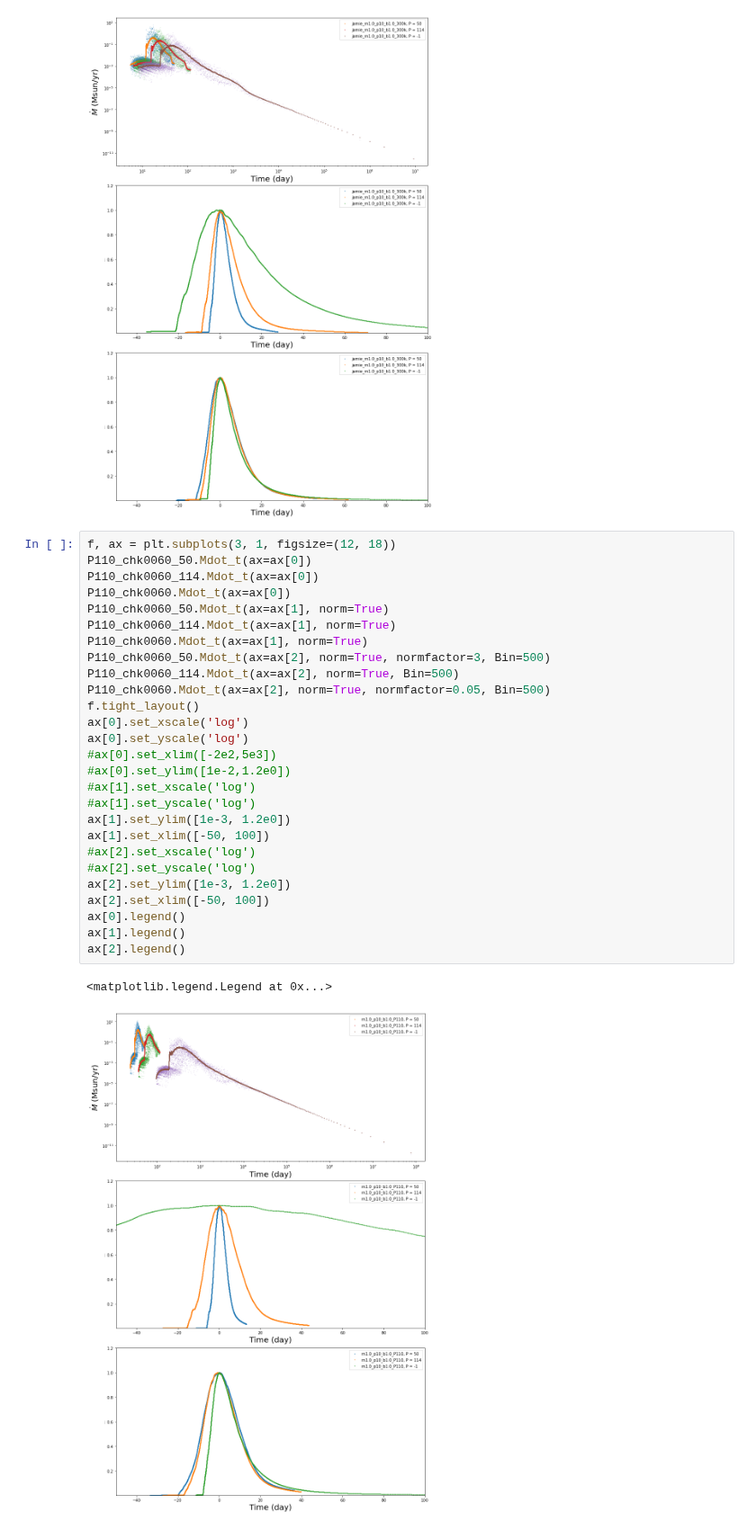
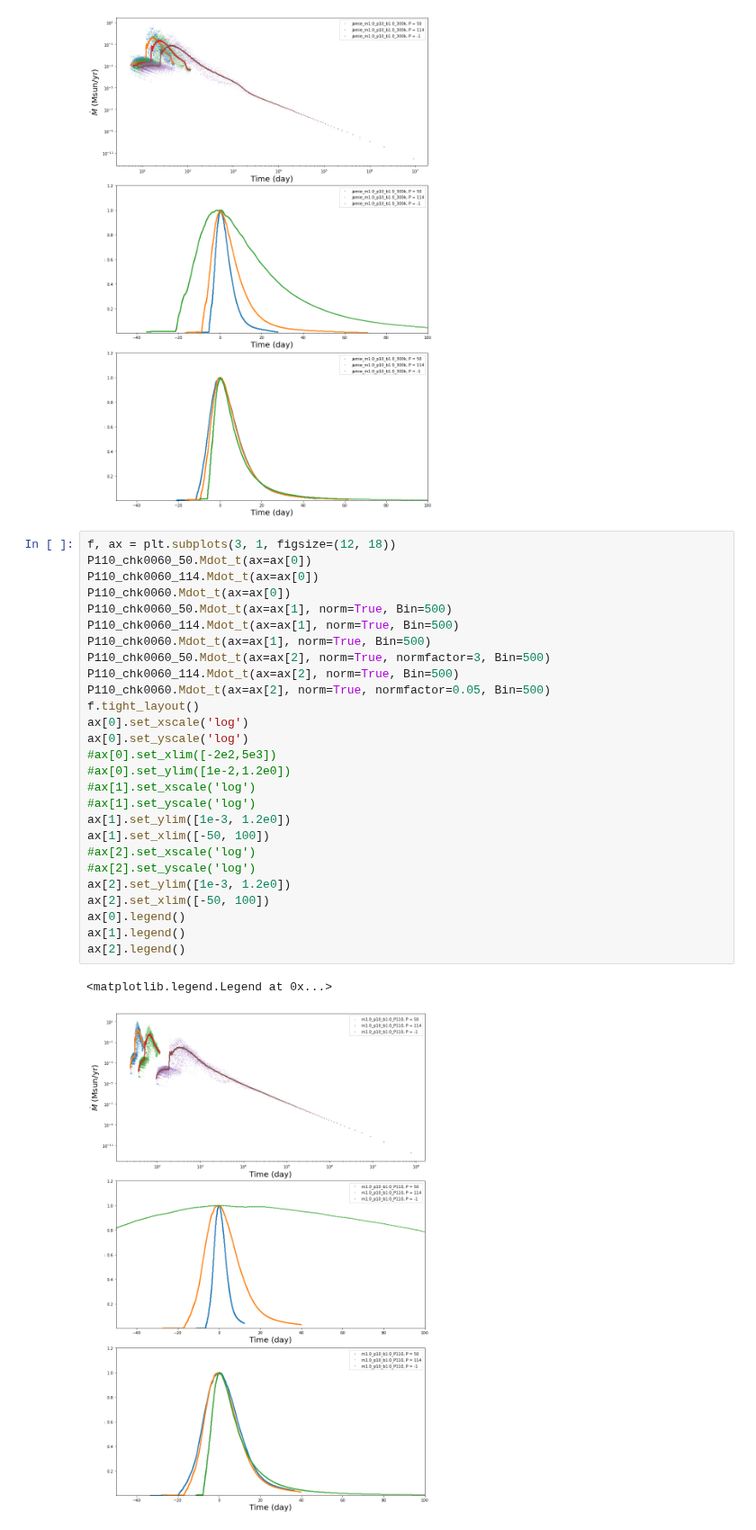
Before and after one commit to slowdivePTG/ASASSN-14ko, a Jupyter notebook: YT_Visualization/dmdt.ipynb, the cells around one changed output. Shown at 90% size. Drawn from its saved outputs; the diff is of its cells as text.

```diff
--- a/YT_Visualization/dmdt.ipynb
+++ b/YT_Visualization/dmdt.ipynb
@@ -148,30 +149,30 @@ ax[2].legend()
 # %%
 f, ax = plt.subplots(3, 1, figsize=(12, 18))
 P110_chk0060_50.Mdot_t(ax=ax[0])
 P110_chk0060_114.Mdot_t(ax=ax[0])
 P110_chk0060.Mdot_t(ax=ax[0])
-P110_chk0060_50.Mdot_t(ax=ax[1], norm=True)
-P110_chk0060_114.Mdot_t(ax=ax[1], norm=True)
-P110_chk0060.Mdot_t(ax=ax[1], norm=True)
+P110_chk0060_50.Mdot_t(ax=ax[1], norm=True, Bin=500)
+P110_chk0060_114.Mdot_t(ax=ax[1], norm=True, Bin=500)
+P110_chk0060.Mdot_t(ax=ax[1], norm=True, Bin=500)
 P110_chk0060_50.Mdot_t(ax=ax[2], norm=True, normfactor=3, Bin=500)
 P110_chk0060_114.Mdot_t(ax=ax[2], norm=True, Bin=500)
 P110_chk0060.Mdot_t(ax=ax[2], norm=True, normfactor=0.05, Bin=500)
 f.tight_layout()
 ax[0].set_xscale('log')
 ax[0].set_yscale('log')
 #ax[0].set_xlim([-2e2,5e3])
 #ax[0].set_ylim([1e-2,1.2e0])
 #ax[1].set_xscale('log')
 #ax[1].set_yscale('log')
 ax[1].set_ylim([1e-3, 1.2e0])
 ax[1].set_xlim([-50, 100])
 #ax[2].set_xscale('log')
 #ax[2].set_yscale('log')
 ax[2].set_ylim([1e-3, 1.2e0])
 ax[2].set_xlim([-50, 100])
 ax[0].legend()
 ax[1].legend()
 ax[2].legend()
 # %% [output]
 <matplotlib.legend.Legend at 0x...>
-[figure, old version]
+[figure, new version]
```
Also changed, not shown: parts of 6 cells of this notebook, 2 other files.
